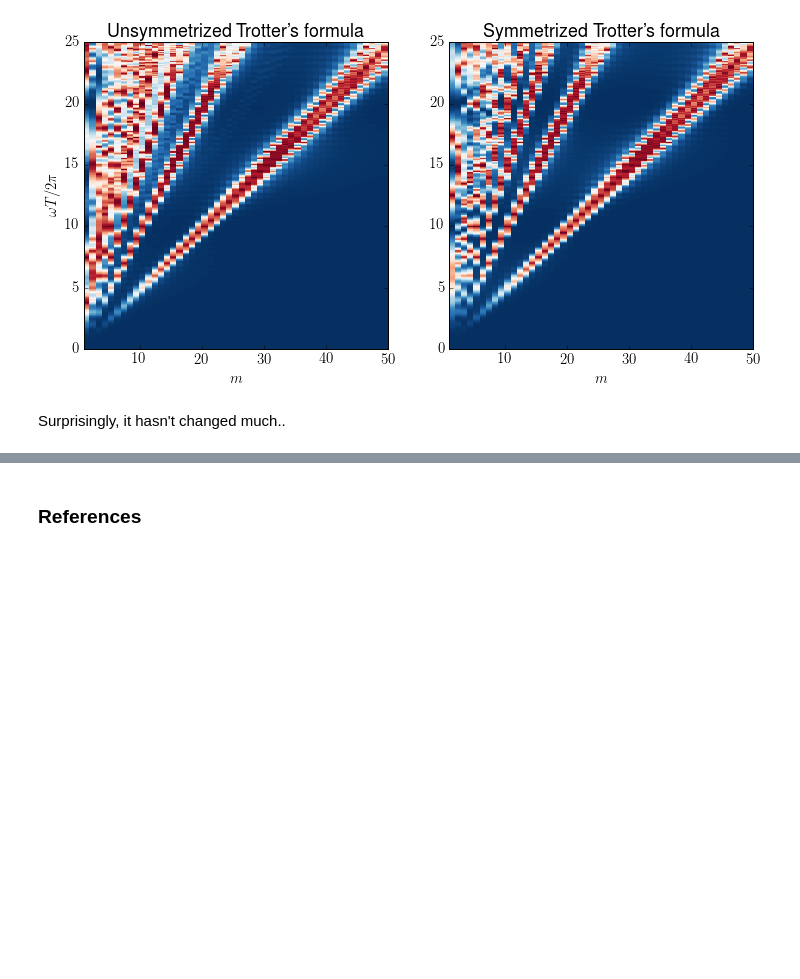
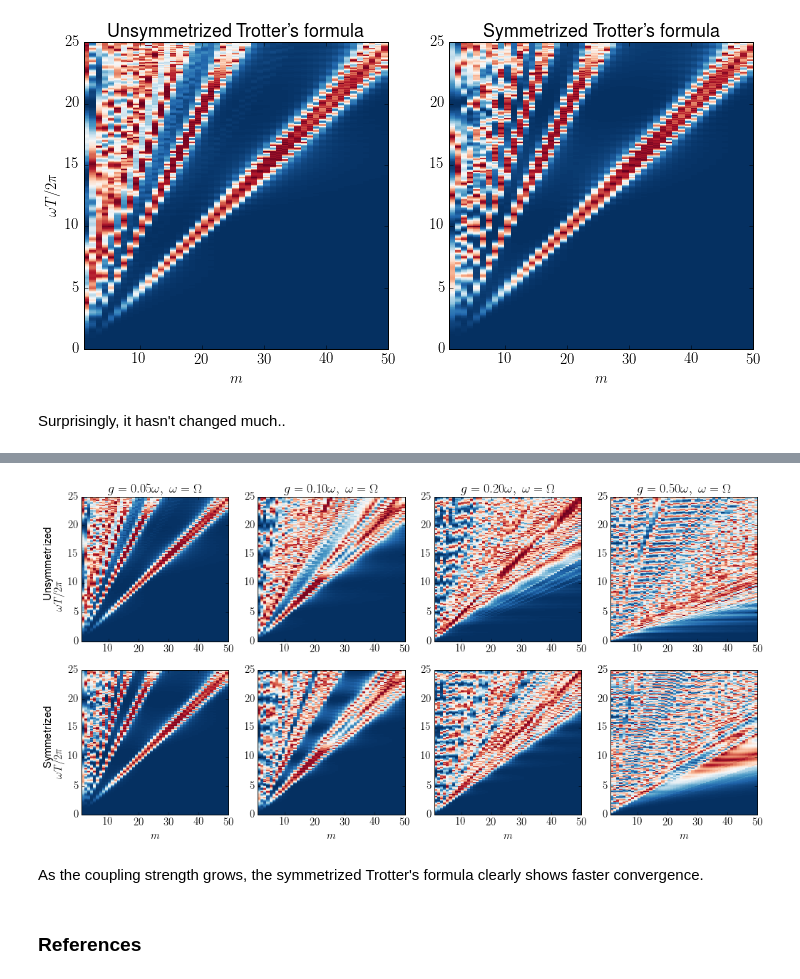
Before and after one commit to eunjongkim/trotter-formula, a Jupyter notebook: notebooks/trotter-formula-rabi-model-1.ipynb, the cells around one changed output, grey strips where cells are left out. Cells and saved outputs as stored; diff of their text form; code cells hidden in the pictures; blank space fills up the shorter version.

```diff
--- a/notebooks/trotter-formula-rabi-model-1.ipynb
+++ b/notebooks/trotter-formula-rabi-model-1.ipynb
@@ -422,3 +497,22 @@ Surprisingly, it hasn't changed much..
+# %%
+fig, axes = plt.subplots(2, 4, figsize = (17, 8))
+g_list = [0.05, 0.1, 0.2, 0.5]
+XX = [X_list[4:8], X_list[8:12]]
+YY = [Y_list[4:8], Y_list[8:12]]
+ZZ = [Z_list[4:8], Z_list[8:12]]
+
+for i1 in range(2):
+    for i2 in range(4):
+        axes[i1,i2].pcolor(XX[i1][i2], YY[i1][i2], ZZ[i1][i2], cmap=cm.RdBu, vmin=0, vmax=1)
+        axes[1,i2].set_xlabel(r'$m$')
+        axes[i1,i2].set_xlim([1, M])
+        axes[0,i2].set_title(r'$g = %.2f \omega,\ \omega = \Omega$' % g_list[i2])
+axes[0,0].set_ylabel(r'Unsymmetrized\\ $\omega T / 2\pi$')
+axes[1,0].set_ylabel(r'Symmetrized\\ $\omega T / 2\pi$');
+# %% [output]
+[figure, added]
+# %% [markdown]
+As the coupling strength grows, the symmetrized Trotter's formula clearly shows faster convergence.
 # %% [markdown]
 ### References
 # %% [markdown]
```
Also changed, not shown: parts of 17 cells of this notebook, 1 other file.
